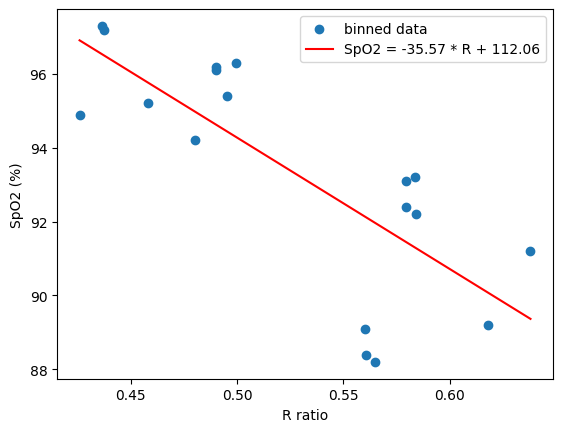
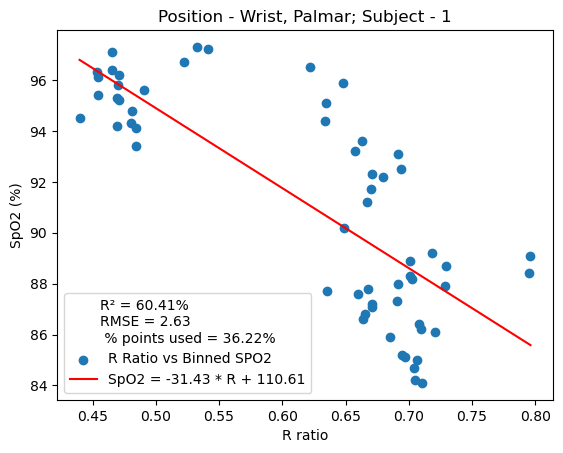
The notebook cell's code change between the first figure and the second:
--- before
+++ after
@@ -7,8 +7,21 @@
 y = np.polyval(coeffs, x)
 
-plt.scatter(calibration_grouped['r_ratio'], calibration_grouped['spo2_bin'], label='binned data')
+#Get standard error and RMSE
+y_pred = np.polyval(coeffs, calibration_grouped['r_ratio'])
+ss_res = np.sum((calibration_grouped['spo2_bin'] - y_pred)**2)
+ss_tot = np.sum((calibration_grouped['spo2_bin'] - np.mean(calibration_grouped['spo2_bin']))**2)
+
+n = len(calibration_grouped)
+rmse = np.sqrt(ss_res / n)
+r2 = (1 - (ss_res / ss_tot))*100
+
+# Percent points useable
+points_used = (len(current_ppg_filt)/ len(current_ppg))*100
+
+plt.scatter(calibration_grouped['r_ratio'], calibration_grouped['spo2_bin'], label='R Ratio vs Binned SPO2')
 plt.plot(x, y, color='red', label=f'SpO2 = {a:.2f} * R + {b:.2f}')
 plt.xlabel('R ratio')
 plt.ylabel('SpO2 (%)')
-plt.legend()
+plt.legend(title=f'R² = {r2:.2f}%\nRMSE = {rmse:.2f}\n % points used = {points_used:.2f}%')
+plt.title('Position - Wrist, Palmar; Subject - 1')
 plt.show()

Commit: Added additional metrics